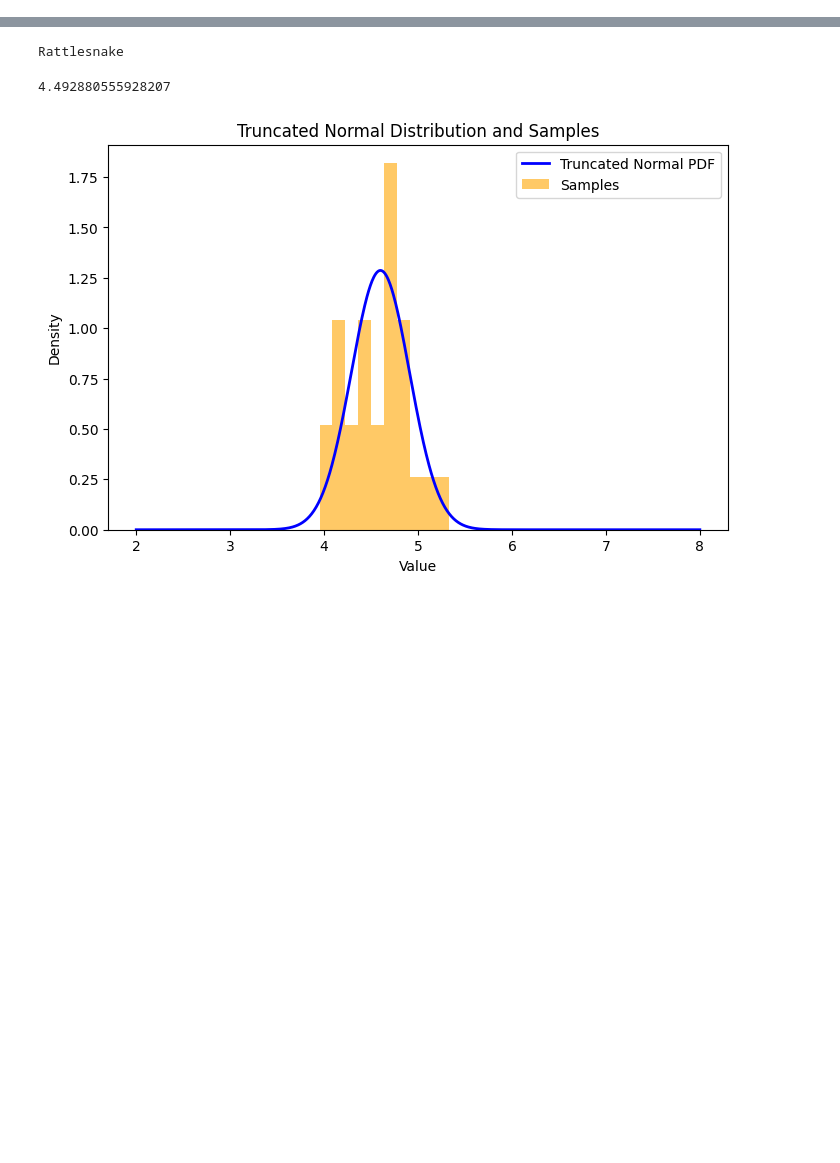
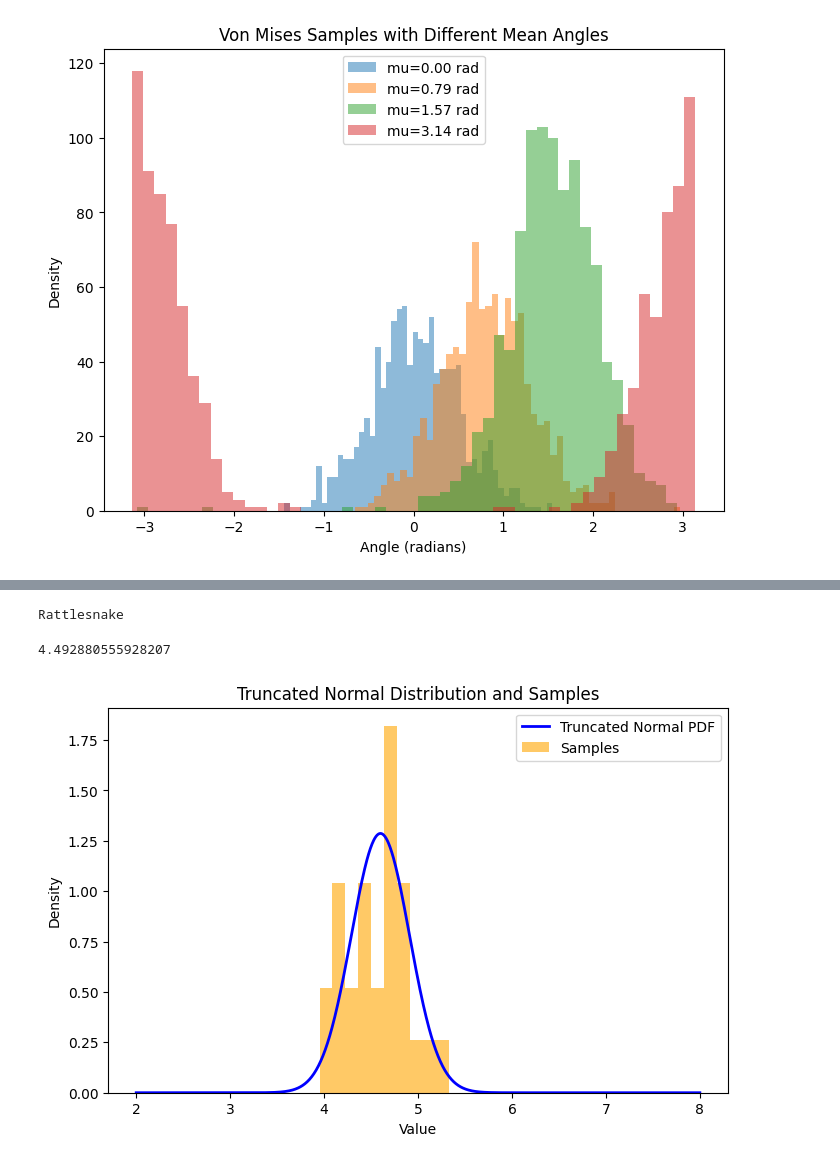
Before and after one commit to michaelremington2/therma_sim, a Jupyter notebook: src/therma_sim/scratch_code.ipynb, the cells around one changed output, grey strips where cells are left out. Cells and saved outputs as stored; diff of their text form; code cells hidden in the pictures; blank space fills up the shorter version.

```diff
--- a/src/therma_sim/scratch_code.ipynb
+++ b/src/therma_sim/scratch_code.ipynb
@@ -15,0 +16,17 @@ print(sample)
+# %%
+# Generate samples with different mean angles
+mu_values = [0, np.pi/4, np.pi/2, np.pi]
+kappa = 5  # Moderate concentration
+
+plt.figure(figsize=(8, 6))
+for mu in mu_values:
+    samples = np.random.vonmises(mu, kappa, size=1000)
+    plt.hist(samples, bins=50, alpha=0.5, label=f"mu={mu:.2f} rad")
+
+plt.title("Von Mises Samples with Different Mean Angles")
+plt.xlabel("Angle (radians)")
+plt.ylabel("Density")
+plt.legend()
+plt.show()
+# %% [output]
+[figure, added]
```
Also changed, not shown: parts of 4 cells of this notebook, 10 other files.
